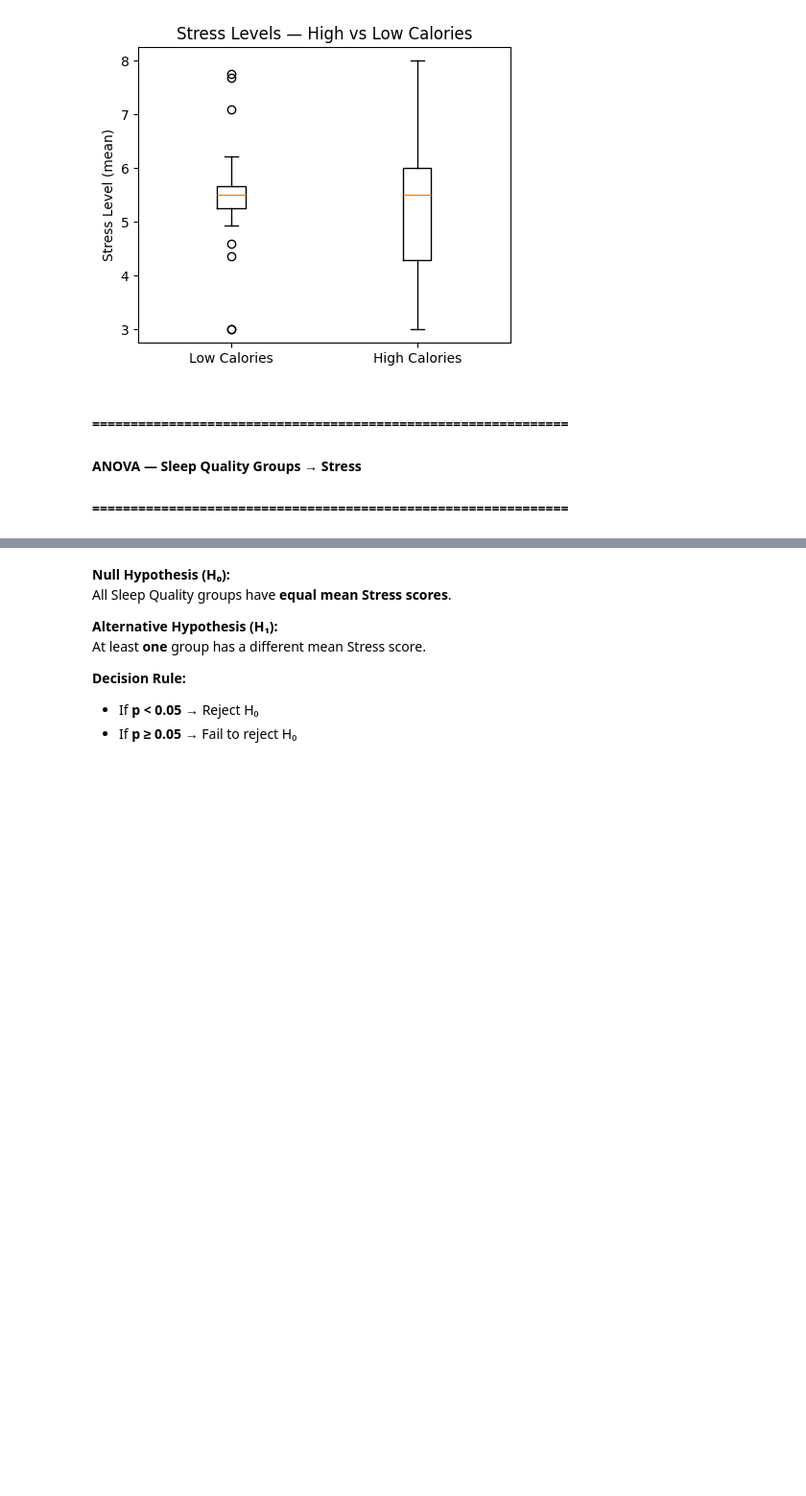
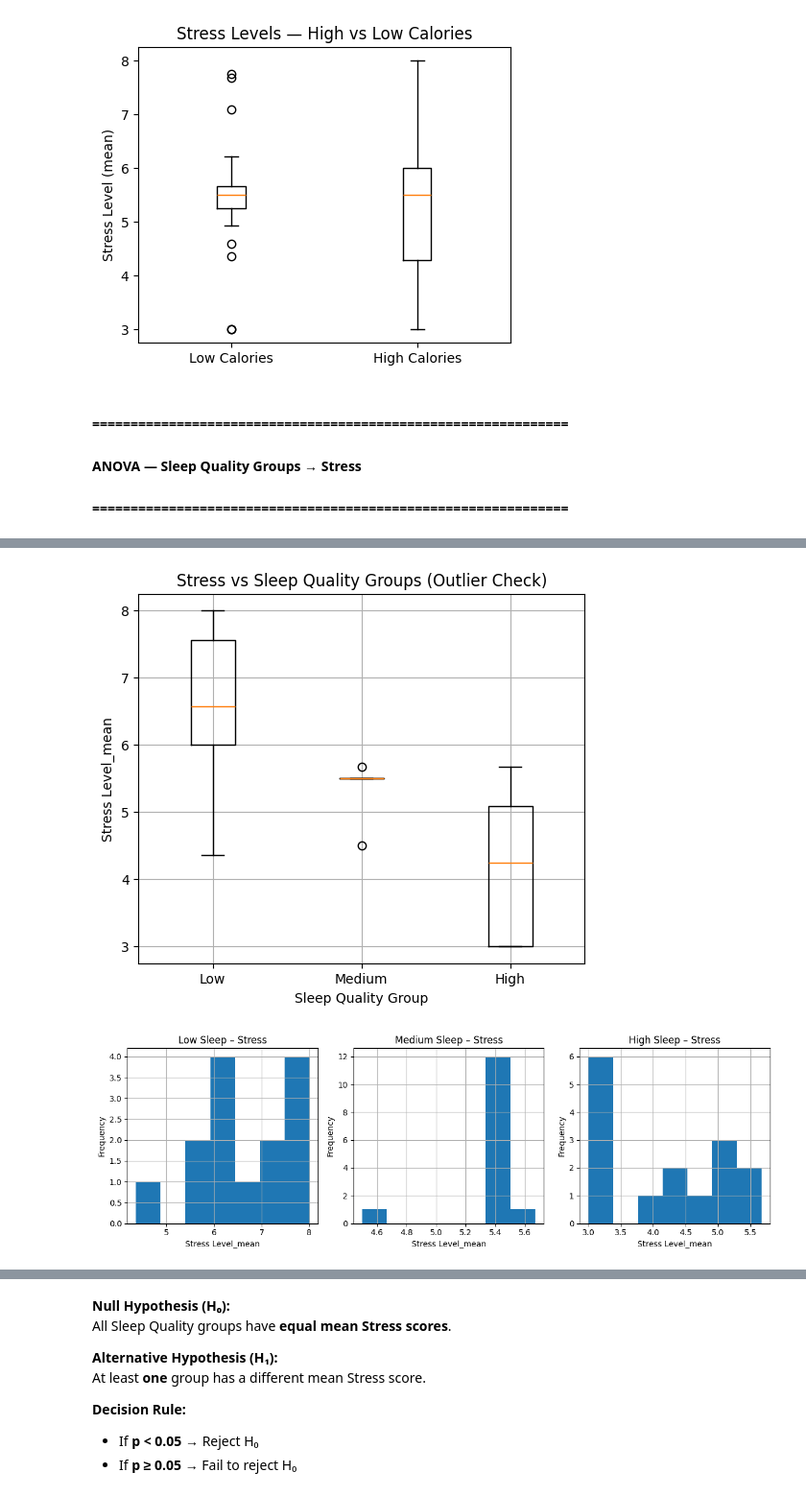
Before and after one commit to AryaTamhane18/MindFuel_Analysis, a Jupyter notebook: Hypothesis & Correlation/hypothesis.ipynb, the cells around one changed output, grey strips where cells are left out. Shown at 96% size. Drawn from its saved outputs; the diff is of its cells as text; code cells hidden in the pictures; blank space fills up the shorter version.

```diff
--- a/Hypothesis & Correlation/hypothesis.ipynb
+++ b/Hypothesis & Correlation/hypothesis.ipynb
@@ -208,0 +438,66 @@ plt.show()
+# %%
+# --- ANOVA Assumption Checks: Sleep Quality Groups → Stress ---
+
+import matplotlib.pyplot as plt
+from scipy.stats import shapiro, levene
+
+sleep_col_local = "Quality of Sleep_mean"
+stress_col_local = "Stress Level_mean"
+
+# If sleep_quality_group doesn't exist, create it (same logic as before)
+if "sleep_quality_group" not in df.columns:
+    q1, q2 = df[sleep_col_local].quantile([0.33, 0.66])
+    df["sleep_quality_group"] = pd.cut(
+        df[sleep_col_local],
+        bins=[-1e9, q1, q2, 1e9],
+        labels=["Low", "Medium", "High"]
+    )
+
+print("Group sizes:")
+print(df["sleep_quality_group"].value_counts(), "\n")
+
+# Collect stress values per group
+groups = {}
+for label in ["Low", "Medium", "High"]:
+    grp = df.loc[df["sleep_quality_group"] == label, stress_col_local].dropna()
+    groups[label] = grp
+
+# 1) Normality (Shapiro–Wilk per group)
+print("Shapiro–Wilk Normality Test (per group):")
+for label, values in groups.items():
+    if len(values) >= 3:  # Shapiro needs at least 3 values
+        stat, p = shapiro(values)
+        print(f" {label}: W = {stat:.3f}, p = {p:.4f}")
+    else:
+        print(f" {label}: Not enough data for Shapiro test (n={len(values)})")
+
+# 2) Homogeneity of variances (Levene)
+print("\nLevene’s Test for Equal Variances:")
+low_vals = groups["Low"]
+med_vals = groups["Medium"]
+high_vals = groups["High"]
+stat_lv, p_lv = levene(low_vals, med_vals, high_vals)
+print(f" Levene stat = {stat_lv:.3f}, p = {p_lv:.4f}")
+
+# 3) Boxplot for outlier check
+plt.figure(figsize=(6,5))
+plt.boxplot([low_vals, med_vals, high_vals], tick_labels=["Low", "Medium", "High"])
+plt.xlabel("Sleep Quality Group")
+plt.ylabel("Stress Level_mean")
+plt.title("Stress vs Sleep Quality Groups (Outlier Check)")
+plt.grid(True)
+plt.show()
+
+# 4) Histograms for visual normality check
+plt.figure(figsize=(12,4))
+for i, (label, values) in enumerate(groups.items(), start=1):
+    plt.subplot(1,3,i)
+    plt.hist(values, bins=7)
+    plt.title(f"{label} Sleep – Stress")
+    plt.xlabel("Stress Level_mean")
+    plt.ylabel("Frequency")
+    plt.grid(True)
+
+plt.tight_layout()
+plt.show()
+# %% [output]
@@ -208,0 +518,2 @@ plt.show()
+[figure, added]
+[figure, added]
```
Also changed, not shown: parts of 12 cells of this notebook.
